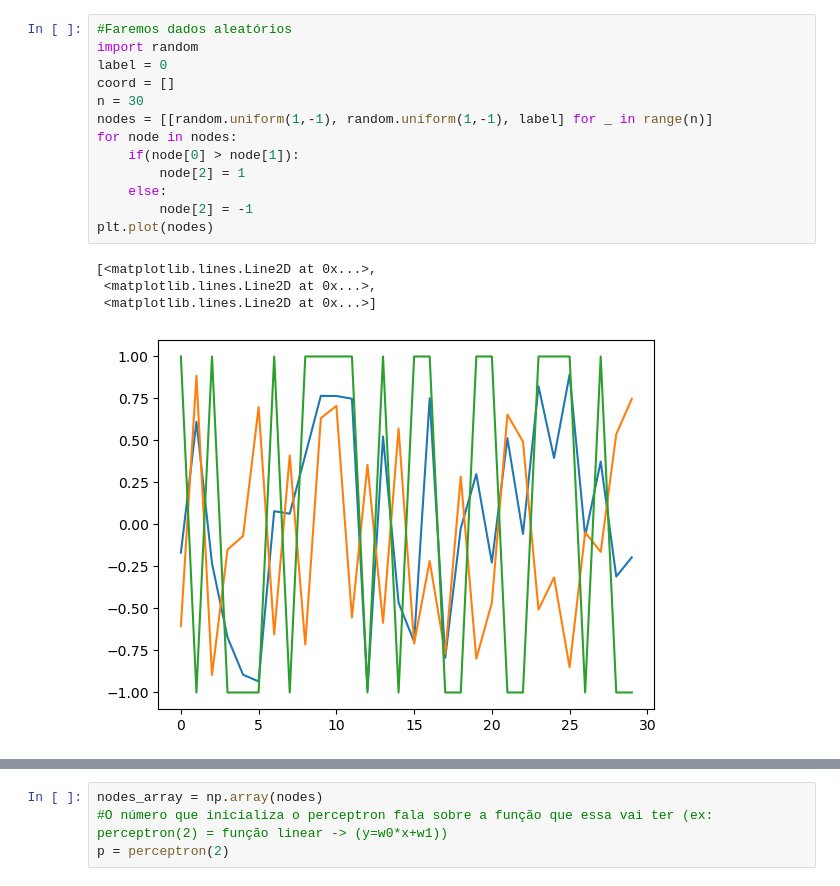
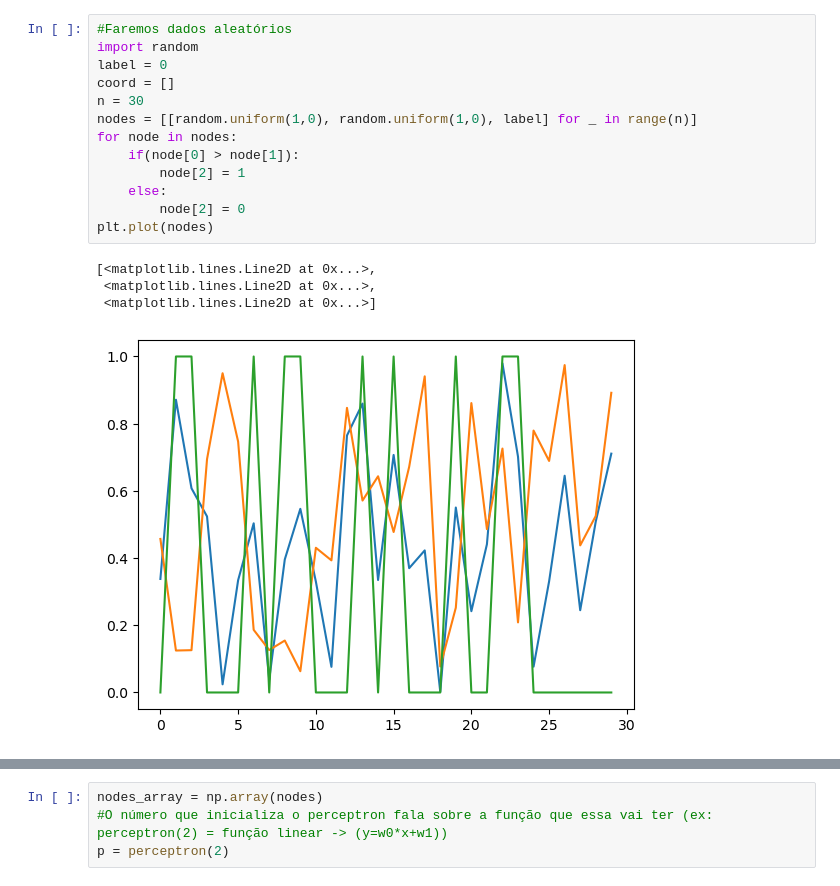
Before and after one commit to PedroEBit/Neural-Networks, a Jupyter notebook: perceptron/single-perceptron.ipynb, the cells around one changed output, grey strips where cells are left out. Drawn from its saved outputs; the diff is of its cells as text.

```diff
--- a/perceptron/single-perceptron.ipynb
+++ b/perceptron/single-perceptron.ipynb
@@ -3,21 +6,21 @@ import numpy as np
 # %%
 #Faremos dados aleatórios
 import random
 label = 0
 coord = []
 n = 30
-nodes = [[random.uniform(1,-1), random.uniform(1,-1), label] for _ in range(n)]
+nodes = [[random.uniform(1,0), random.uniform(1,0), label] for _ in range(n)]
 for node in nodes:
     if(node[0] > node[1]):
         node[2] = 1
     else:
-        node[2] = -1
+        node[2] = 0
 plt.plot(nodes)
 # %% [output]
 [<matplotlib.lines.Line2D at 0x...>,
  <matplotlib.lines.Line2D at 0x...>,
  <matplotlib.lines.Line2D at 0x...>]
-[figure, old version]
+[figure, new version]
 # %%
 #Faremos a função de ativação degrau binário
 from abc import ABC, abstractmethod
```
Also changed, not shown: parts of 7 cells of this notebook.
